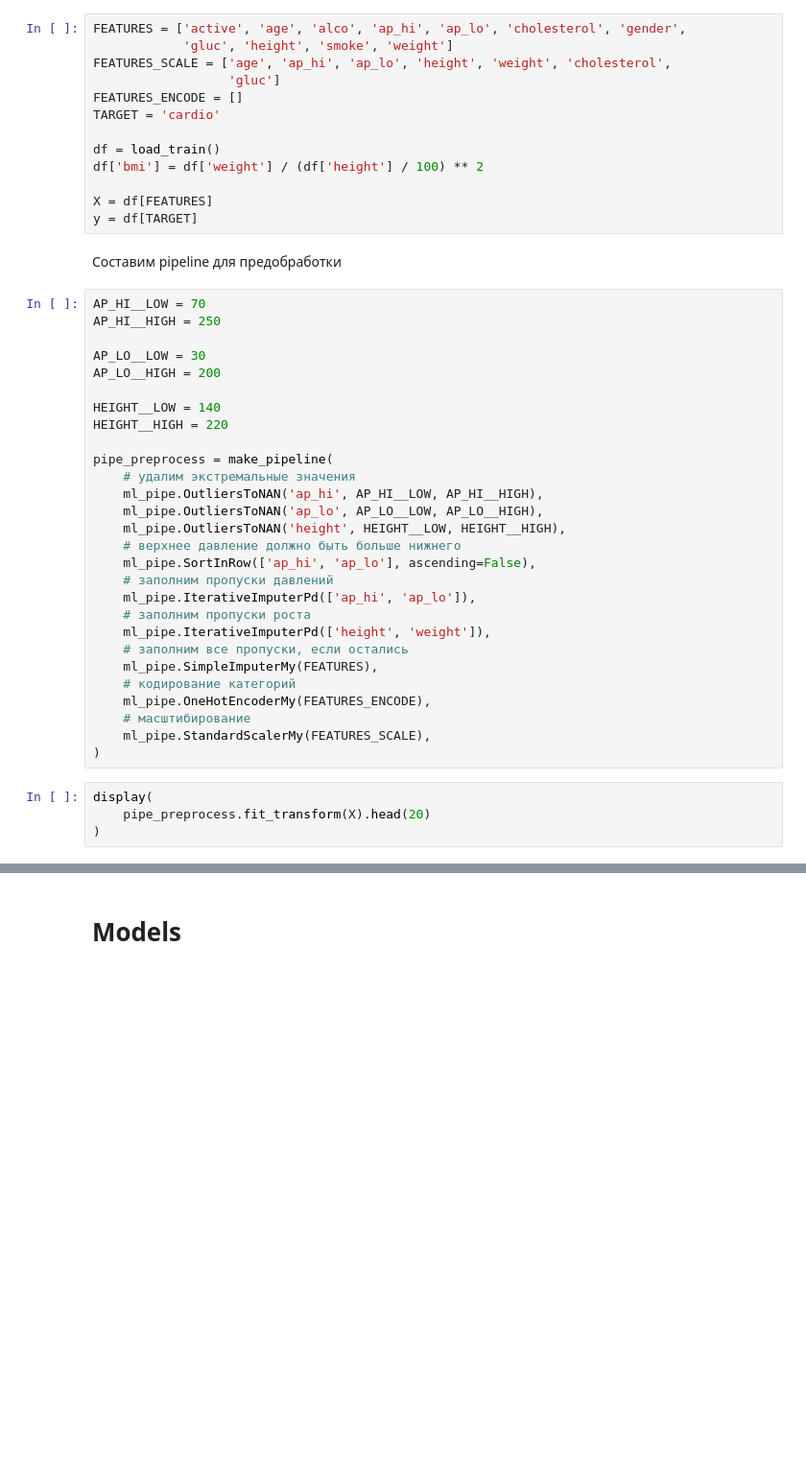
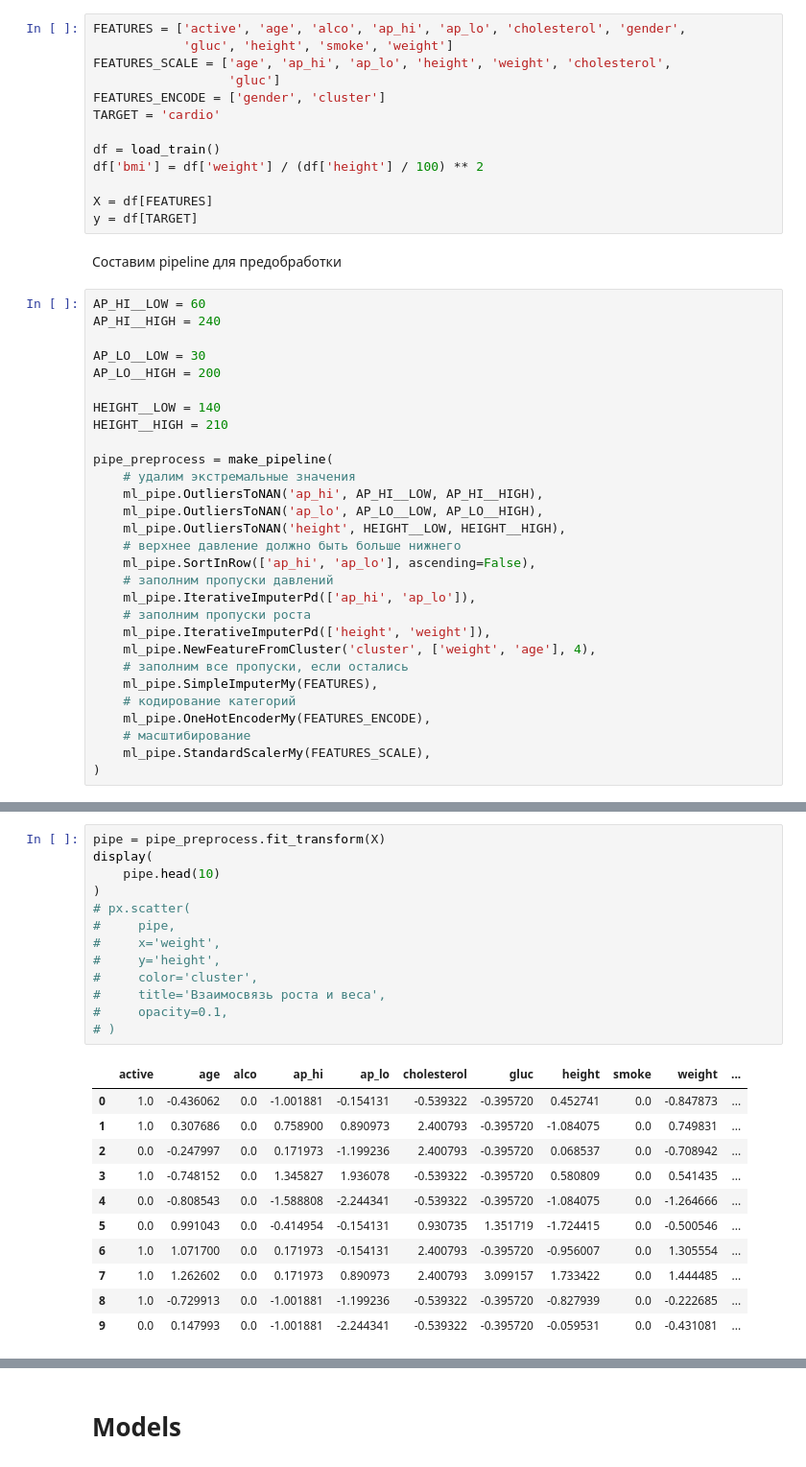
Before and after one commit to Konstantin-Dudersky/praktikum_dsplus_master, a Jupyter notebook: notebooks/notebook.ipynb, the cells around one changed output, grey strips where cells are left out. Shown at 96% size. Saved outputs shown, nothing was run; the diff lists cells and outputs as text; blank space fills up the shorter version.

```diff
--- a/notebooks/notebook.ipynb
+++ b/notebooks/notebook.ipynb
@@ -464,7 +492,7 @@ FEATURES = ['active', 'age', 'alco', 'ap_hi', 'ap_lo', 'cholesterol', 'gender',
             'gluc', 'height', 'smoke', 'weight']
 FEATURES_SCALE = ['age', 'ap_hi', 'ap_lo', 'height', 'weight', 'cholesterol',
                   'gluc']
-FEATURES_ENCODE = []
+FEATURES_ENCODE = ['gender', 'cluster']
 TARGET = 'cardio'
 
 df = load_train()
@@ -475,14 +503,14 @@ y = df[TARGET]
 # %% [markdown]
 Составим pipeline для предобработки
 # %%
-AP_HI__LOW = 70
-AP_HI__HIGH = 250
+AP_HI__LOW = 60
+AP_HI__HIGH = 240
 
 AP_LO__LOW = 30
 AP_LO__HIGH = 200
 
 HEIGHT__LOW = 140
-HEIGHT__HIGH = 220
+HEIGHT__HIGH = 210
 
 pipe_preprocess = make_pipeline(
     # удалим экстремальные значения
@@ -495,6 +523,7 @@ pipe_preprocess = make_pipeline(
     ml_pipe.IterativeImputerPd(['ap_hi', 'ap_lo']),
     # заполним пропуски роста
     ml_pipe.IterativeImputerPd(['height', 'weight']),
+    ml_pipe.NewFeatureFromCluster('cluster', ['weight', 'age'], 4),
     # заполним все пропуски, если остались
     ml_pipe.SimpleImputerMy(FEATURES),
     # кодирование категорий
@@ -502,7 +531,3 @@ pipe_preprocess = make_pipeline(
     # масштибирование
     ml_pipe.StandardScalerMy(FEATURES_SCALE),
 )
-# %%
-display(
-    pipe_preprocess.fit_transform(X).head(20)
-)
@@ -526,0 +534,25 @@ display(
+# %%
+pipe = pipe_preprocess.fit_transform(X)
+display(
+    pipe.head(10)
+)
+# px.scatter(
+#     pipe,
+#     x='weight',
+#     y='height',
+#     color='cluster',
+#     title='Взаимосвязь роста и веса',
+#     opacity=0.1,
+# )
+# %% [output]
+|  | active | age | alco | ap_hi | ap_lo | cholesterol | gluc | height | smoke | weight | ... |
+| 0 | 1.0 | -0.436062 | 0.0 | -1.001881 | -0.154131 | -0.539322 | -0.395720 | 0.452741 | 0.0 | -0.847873 | ... |
+| 1 | 1.0 | 0.307686 | 0.0 | 0.758900 | 0.890973 | 2.400793 | -0.395720 | -1.084075 | 0.0 | 0.749831 | ... |
+| 2 | 0.0 | -0.247997 | 0.0 | 0.171973 | -1.199236 | 2.400793 | -0.395720 | 0.068537 | 0.0 | -0.708942 | ... |
+| 3 | 1.0 | -0.748152 | 0.0 | 1.345827 | 1.936078 | -0.539322 | -0.395720 | 0.580809 | 0.0 | 0.541435 | ... |
+| 4 | 0.0 | -0.808543 | 0.0 | -1.588808 | -2.244341 | -0.539322 | -0.395720 | -1.084075 | 0.0 | -1.264666 | ... |
+| 5 | 0.0 | 0.991043 | 0.0 | -0.414954 | -0.154131 | 0.930735 | 1.351719 | -1.724415 | 0.0 | -0.500546 | ... |
+| 6 | 1.0 | 1.071700 | 0.0 | 0.171973 | -0.154131 | 2.400793 | -0.395720 | -0.956007 | 0.0 | 1.305554 | ... |
+| 7 | 1.0 | 1.262602 | 0.0 | 0.171973 | 0.890973 | 2.400793 | 3.099157 | 1.733422 | 0.0 | 1.444485 | ... |
+| 8 | 1.0 | -0.729913 | 0.0 | -1.001881 | -1.199236 | -0.539322 | -0.395720 | -0.827939 | 0.0 | -0.222685 | ... |
+| 9 | 0.0 | 0.147993 | 0.0 | -1.001881 | -2.244341 | -0.539322 | -0.395720 | -0.059531 | 0.0 | -0.431081 | ... |
```
Also changed, not shown: parts of 13 cells of this notebook, 1 other file.
